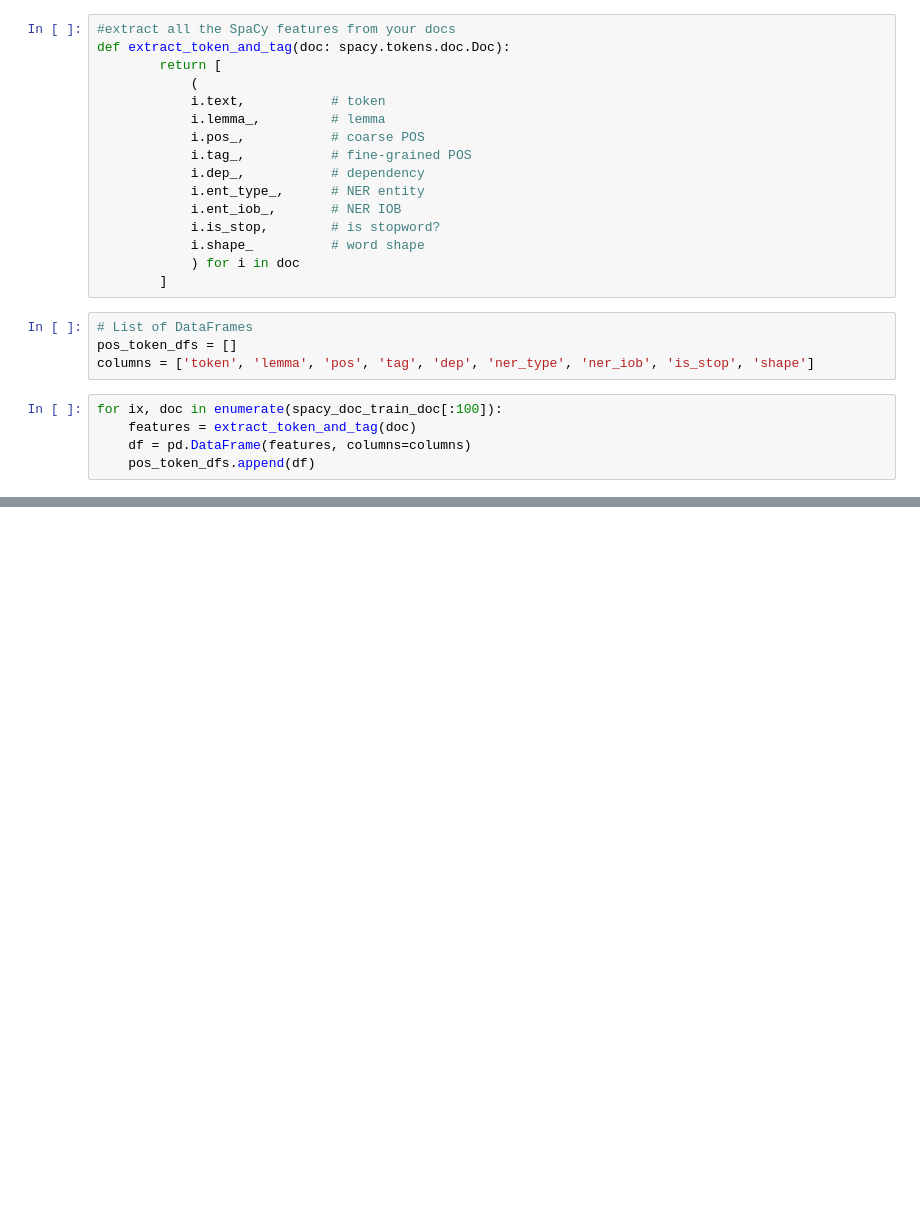
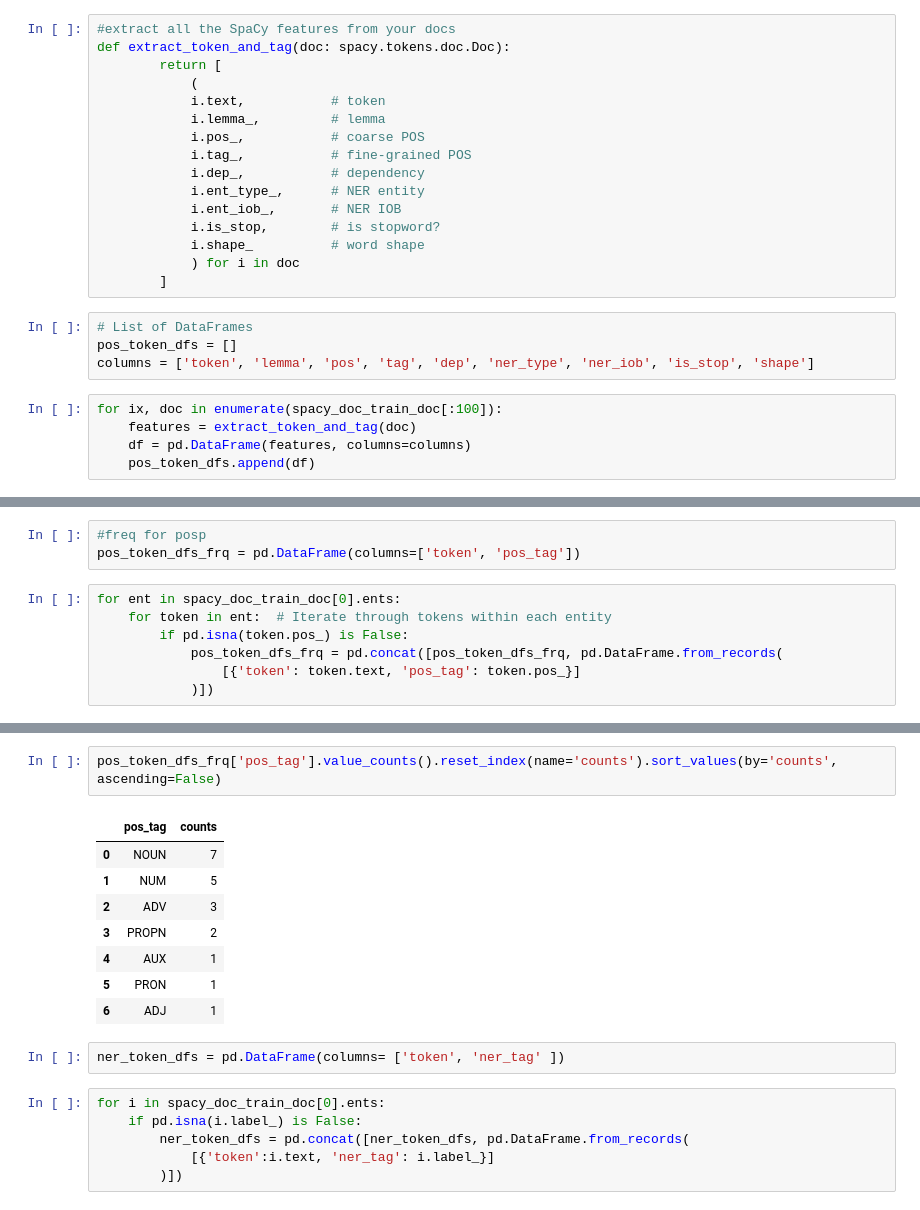
Before and after one commit to Zaki2409/AI-Engineer-Hands-on, a Jupyter notebook: CompassionAI/CompassionAI.ipynb, the cells around one changed output, grey strips where cells are left out. Drawn from its saved outputs; the diff is of its cells as text; blank space fills up the shorter version.

```diff
--- a/CompassionAI/CompassionAI.ipynb
+++ b/CompassionAI/CompassionAI.ipynb
@@ -553,0 +559,10 @@ Document 0 has 670 tokens
+# %%
+#freq for posp
+pos_token_dfs_frq = pd.DataFrame(columns=['token', 'pos_tag'])
+# %%
+for ent in spacy_doc_train_doc[0].ents:
+    for token in ent:  # Iterate through tokens within each entity
+        if pd.isna(token.pos_) is False:
+            pos_token_dfs_frq = pd.concat([pos_token_dfs_frq, pd.DataFrame.from_records(
+                [{'token': token.text, 'pos_tag': token.pos_}]
+            )])
@@ -553,0 +589,19 @@ Document 0 has 670 tokens
+# %%
+pos_token_dfs_frq['pos_tag'].value_counts().reset_index(name='counts').sort_values(by='counts', ascending=False)
+# %% [output]
+|  | pos_tag | counts |
+| 0 | NOUN | 7 |
+| 1 | NUM | 5 |
+| 2 | ADV | 3 |
+| 3 | PROPN | 2 |
+| 4 | AUX | 1 |
+| 5 | PRON | 1 |
+| 6 | ADJ | 1 |
+# %%
+ner_token_dfs = pd.DataFrame(columns= ['token', 'ner_tag' ])
+# %%
+for i in spacy_doc_train_doc[0].ents:
+    if pd.isna(i.label_) is False:
+        ner_token_dfs = pd.concat([ner_token_dfs, pd.DataFrame.from_records(
+            [{'token':i.text, 'ner_tag': i.label_}]
+        )])
```
Also changed, not shown: parts of 54 cells of this notebook, 13 other files.
